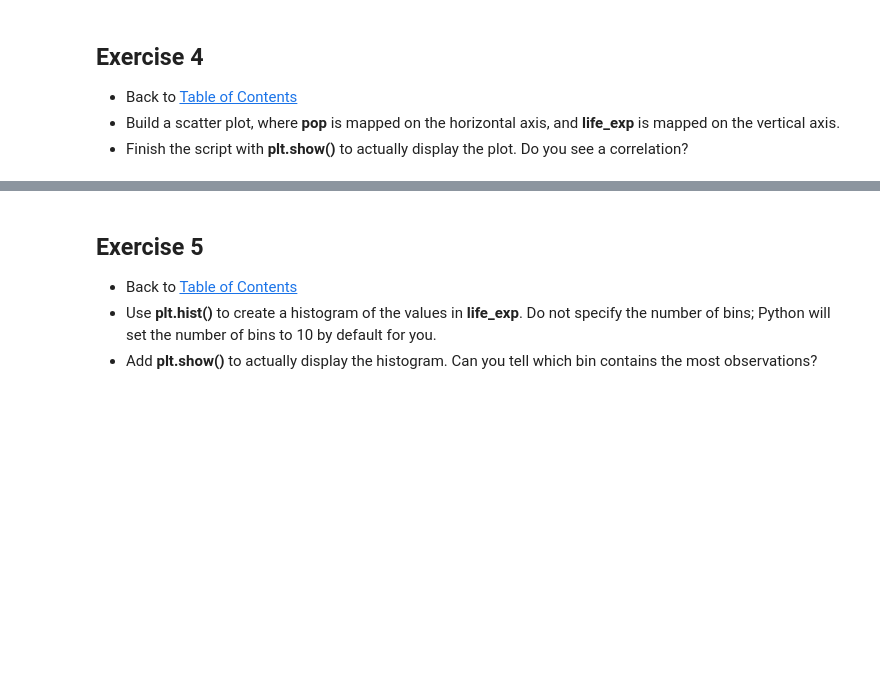
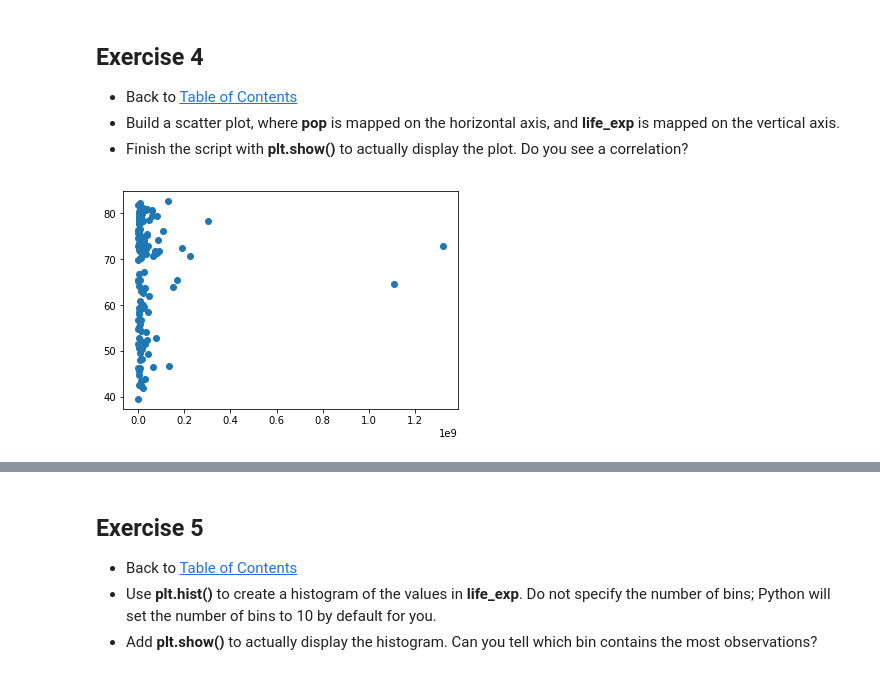
Before and after one commit to Illinoisgov/PUG, a Jupyter notebook: 1.0 Beginner/1.31-Matplotlib-Exercises.ipynb, the cells around one changed output, grey strips where cells are left out. Cells and saved outputs as stored; diff of their text form; code cells hidden in the pictures; blank space fills up the shorter version.

```diff
--- a/1.0 Beginner/1.31-Matplotlib-Exercises.ipynb
+++ b/1.0 Beginner/1.31-Matplotlib-Exercises.ipynb
@@ -103,9 +116,12 @@ plt.plot(gdp_cap, life_exp)
 - Finish the script with **plt.show()** to actually display the plot. Do you see a correlation?
 # %%
 # Build Scatter plot
-
+plt.scatter(pop, life_exp)
 
 # Show plot
+plt.show()
+# %% [output]
+[figure, added]
 # %% [markdown]
 ### Expected output
 ![Expected output](../data/MatplotlibImages/1.11-exercise4.png)
```
Also changed, not shown: parts of 10 cells of this notebook.
